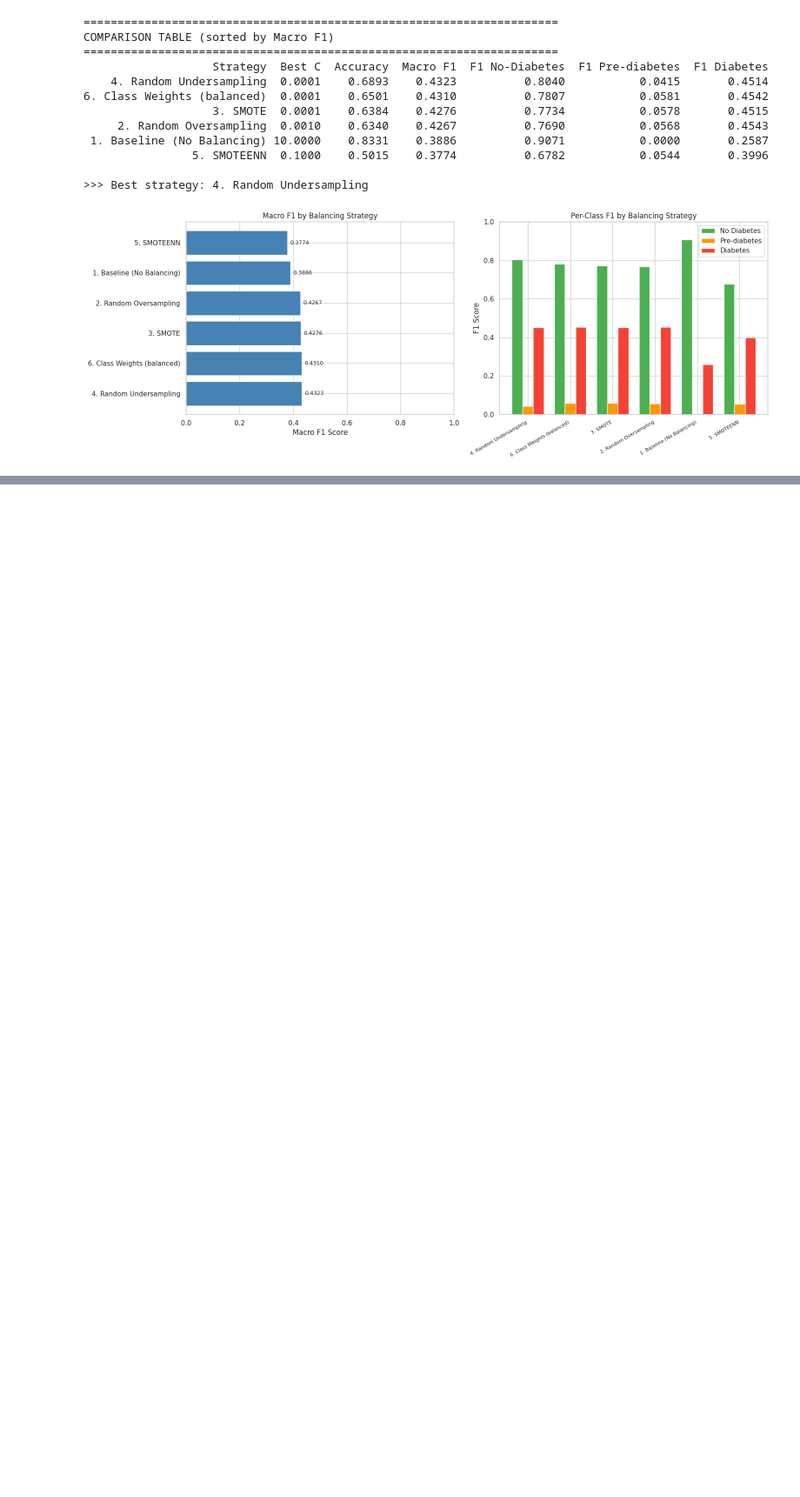
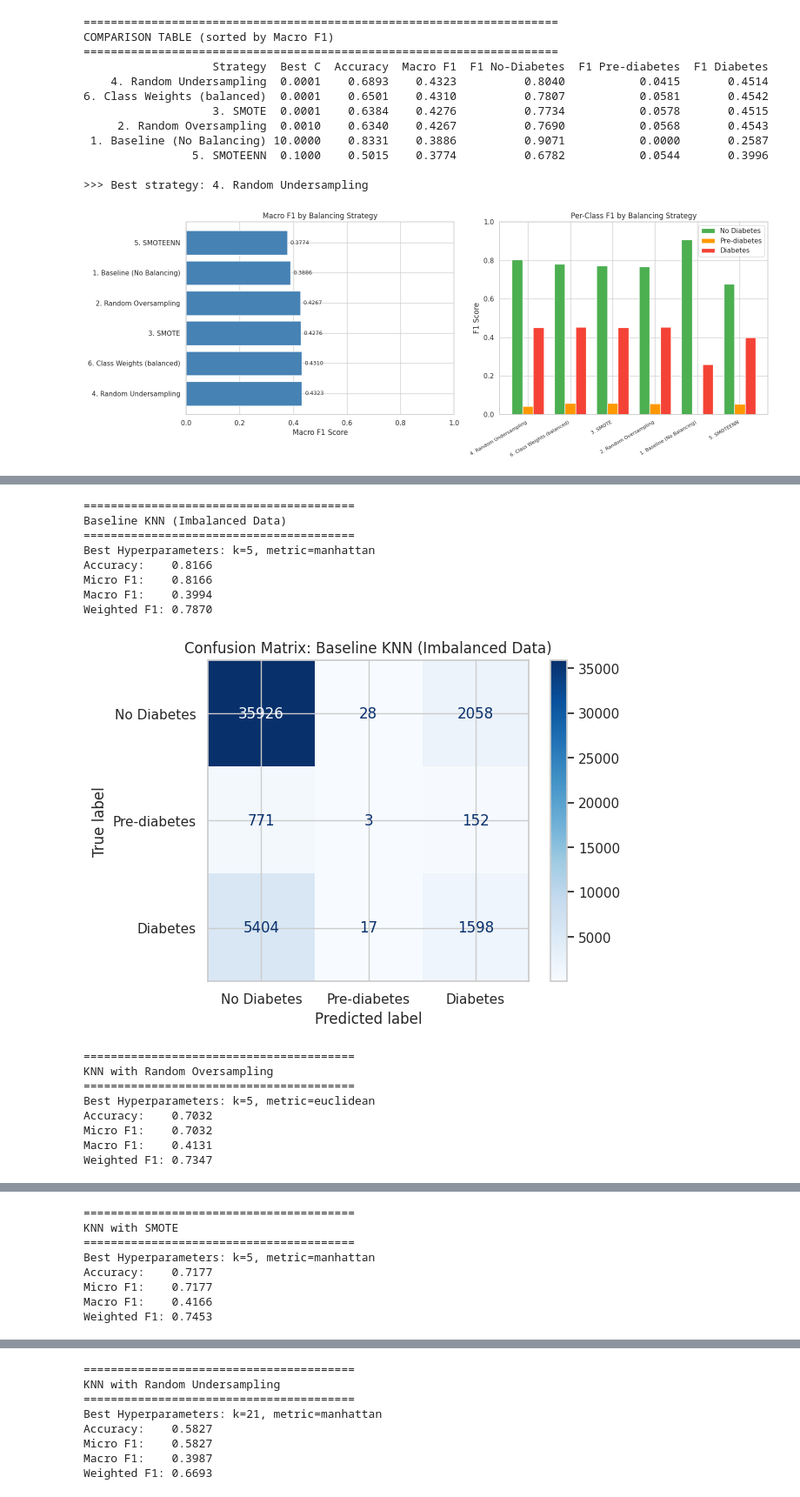
Before and after one commit to youssefkhamis998/diabetes-risk-prediction-ml, a Jupyter notebook: ML.ipynb, the cells around one changed output, grey strips where cells are left out. Shown at 87% size. Saved outputs shown, nothing was run; the diff lists cells and outputs as text; code cells hidden in the pictures; blank space fills up the shorter version.

```diff
--- a/ML.ipynb
+++ b/ML.ipynb
@@ -744,0 +831,30 @@ COMPARISON TABLE (sorted by Macro F1)
+# %%
+# 1. Baseline (Imbalanced)
+tune_and_evaluate_knn(X_train, y_train, "Baseline KNN (Imbalanced Data)")
+
+# 2. Random Oversampling
+tune_and_evaluate_knn(X_train_over, y_train_over, "KNN with Random Oversampling")
+
+# 3. SMOTE
+tune_and_evaluate_knn(X_train_smote, y_train_smote, "KNN with SMOTE")
+
+# 4. Random Undersampling
+tune_and_evaluate_knn(X_train_under, y_train_under, "KNN with Random Undersampling")
+# %% [output]
+========================================
+Baseline KNN (Imbalanced Data)
+========================================
+Best Hyperparameters: k=5, metric=manhattan
+Accuracy:    0.8166
+Micro F1:    0.8166
+Macro F1:    0.3994
+Weighted F1: 0.7870
+[figure, added]
+========================================
+KNN with Random Oversampling
+========================================
+Best Hyperparameters: k=5, metric=euclidean
+Accuracy:    0.7032
+Micro F1:    0.7032
+Macro F1:    0.4131
+Weighted F1: 0.7347
@@ -744,0 +862,8 @@ COMPARISON TABLE (sorted by Macro F1)
+========================================
+KNN with SMOTE
+========================================
+Best Hyperparameters: k=5, metric=manhattan
+Accuracy:    0.7177
+Micro F1:    0.7177
+Macro F1:    0.4166
+Weighted F1: 0.7453
@@ -744,0 +871,8 @@ COMPARISON TABLE (sorted by Macro F1)
+========================================
+KNN with Random Undersampling
+========================================
+Best Hyperparameters: k=21, metric=manhattan
+Accuracy:    0.5827
+Micro F1:    0.5827
+Macro F1:    0.3987
+Weighted F1: 0.6693
```
Also changed, not shown: parts of 12 cells of this notebook, 3 other files.
